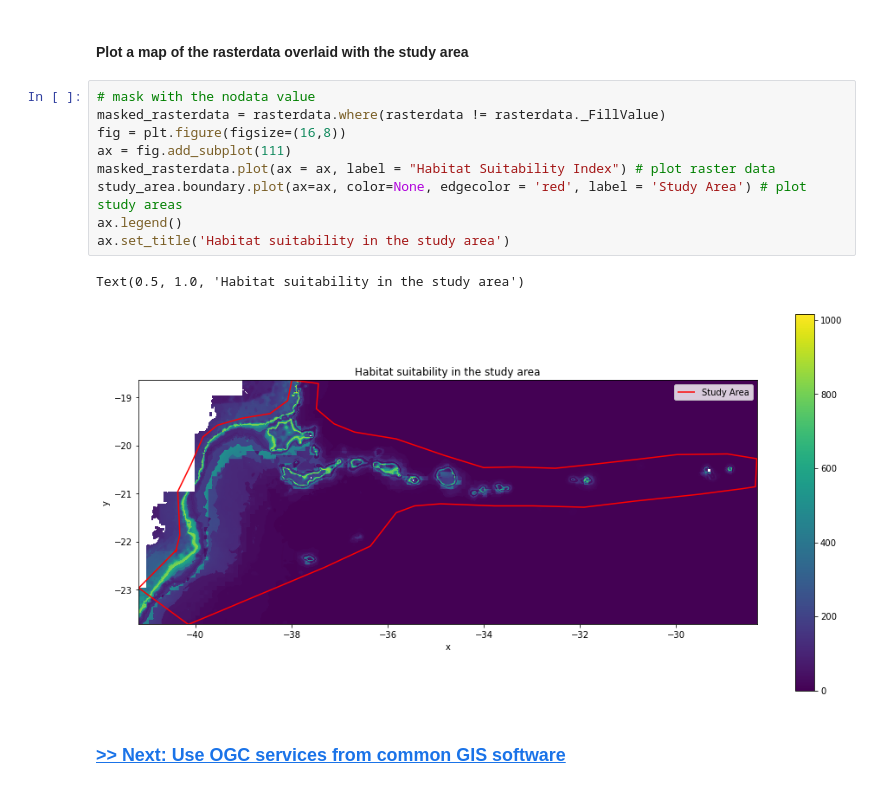
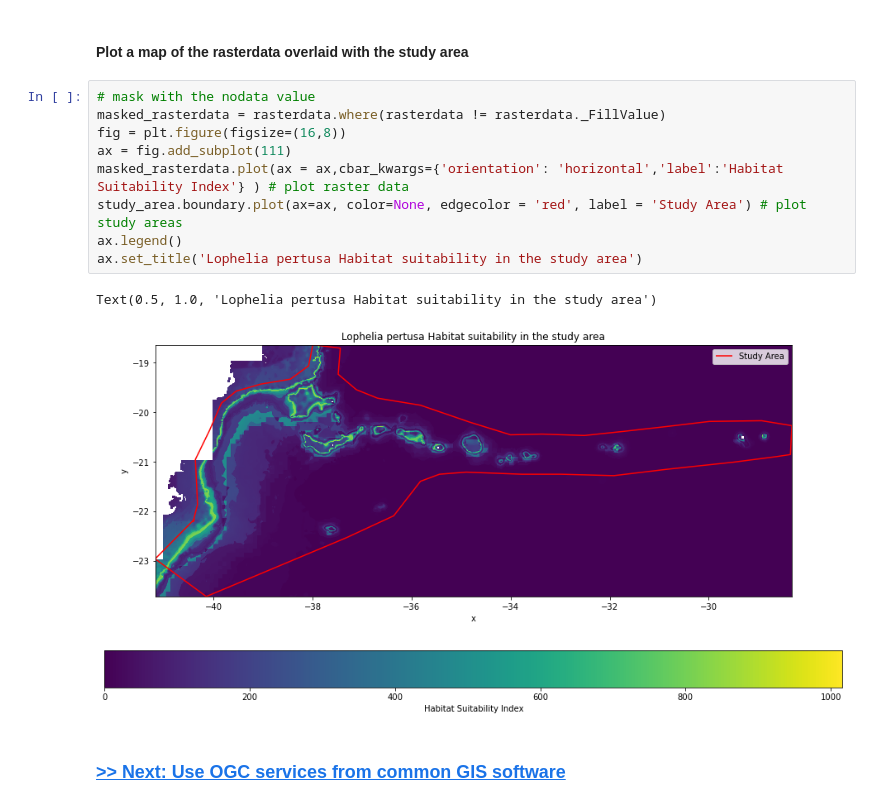
Before and after one commit to iAtlanitcGeoNode/OGC_webservices_workshop, a Jupyter notebook: 3_subset_and_download_data_with_WFS&WCS.ipynb, the cells around one changed output. Saved outputs shown, nothing was run; the diff lists cells and outputs as text.

Commit message:
fixed plot label for habitat suitability in chapter 3

```diff
--- a/3_subset_and_download_data_with_WFS&WCS.ipynb
+++ b/3_subset_and_download_data_with_WFS&WCS.ipynb
@@ -369,15 +369,15 @@ Attributes:
 # %%
 # mask with the nodata value
 masked_rasterdata = rasterdata.where(rasterdata != rasterdata._FillValue)
 fig = plt.figure(figsize=(16,8))
 ax = fig.add_subplot(111)
-masked_rasterdata.plot(ax = ax, label = "Habitat Suitability Index") # plot raster data
+masked_rasterdata.plot(ax = ax,cbar_kwargs={'orientation': 'horizontal','label':'Habitat Suitability Index'} ) # plot raster data
 study_area.boundary.plot(ax=ax, color=None, edgecolor = 'red', label = 'Study Area') # plot study areas
 ax.legend()
-ax.set_title('Habitat suitability in the study area')
+ax.set_title('Lophelia pertusa Habitat suitability in the study area')
 # %% [output]
-Text(0.5, 1.0, 'Habitat suitability in the study area')
+Text(0.5, 1.0, 'Lophelia pertusa Habitat suitability in the study area')
-[figure, old version]
+[figure, new version]
 # %% [markdown]
 ### [>> Next: Use OGC services from common GIS software](./4_OGC_services_from_common_GIS_software.ipynb)
 # %% [markdown]
```
Also changed, not shown: 3 other files.
